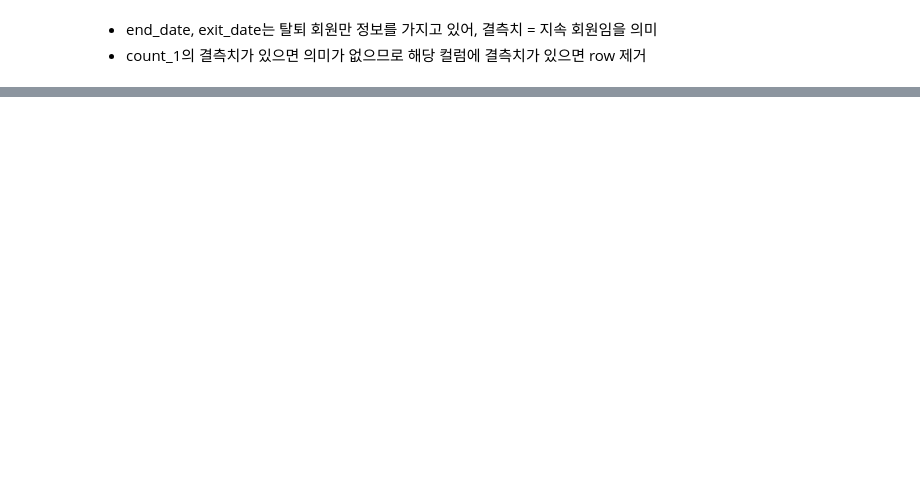
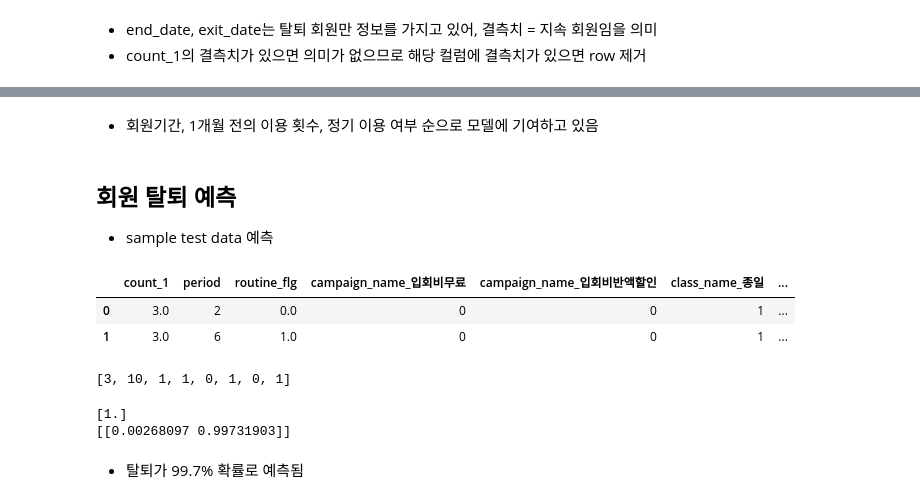
Before and after one commit to soojeong-DA/Machine-Learing_and_Statistics, a Jupyter notebook: 파이썬 데이터 분석 실무 테크닉 100/05. 고객 이탈 예측.ipynb, the cells around one changed output, grey strips where cells are left out. Cells and saved outputs as stored; diff of their text form; code cells hidden in the pictures; blank space fills up the shorter version.

```diff
--- a/파이썬 데이터 분석 실무 테크닉 100/05. 고객 이탈 예측.ipynb
+++ b/파이썬 데이터 분석 실무 테크닉 100/05. 고객 이탈 예측.ipynb
@@ -240,0 +272,17 @@ dtype: int64
+# %%
+from sklearn.tree import DecisionTreeClassifier
+from sklearn.model_selection import train_test_split
+
+exit = predict_data[predict_data['is_deleted']==1]
+conti = predict_data[predict_data['is_deleted']==0].sample(len(exit))    # 탈퇴 회원 샘플수(1104)에 맞추기
+
+X = pd.concat([exit, conti], ignore_index=True)  # 다시 결함
+y = X['is_deleted']
+del X['is_deleted']
+
+X_train, X_test, y_train, y_test = train_test_split(X,y)
+
+model = DecisionTreeClassifier(random_state=0)
+model.fit(X_train, y_train)
+y_test_pred = model.predict(X_test)
+y_test_pred
@@ -240,0 +347,11 @@ dtype: int64
+# %% [markdown]
+- 회원기간, 1개월 전의 이용 횟수, 정기 이용 여부 순으로 모델에 기여하고 있음
+# %% [markdown]
+##  회원 탈퇴 예측
+- sample test data 예측
+# %%
+X.head(2)
+# %% [output]
+|  | count_1 | period | routine_flg | campaign_name_입회비무료 | campaign_name_입회비반액할인 | class_name_종일 | ... |
+| 0 | 3.0 | 2 | 0.0 | 0 | 0 | 1 | ... |
+| 1 | 3.0 | 6 | 1.0 | 0 | 0 | 1 | ... |
@@ -240,0 +392,12 @@ dtype: int64
+# %%
+input_data
+# %% [output]
+[3, 10, 1, 1, 0, 1, 0, 1]
+# %%
+print(model.predict([input_data]))    # 예측 class
+print(model.predict_proba([input_data]))   # 예측 확률
+# %% [output]
+[1.]
+[[0.00268097 0.99731903]]
+# %% [markdown]
+- 탈퇴가 99.7% 확률로 예측됨
```
Also changed, not shown: parts of 23 cells of this notebook.
